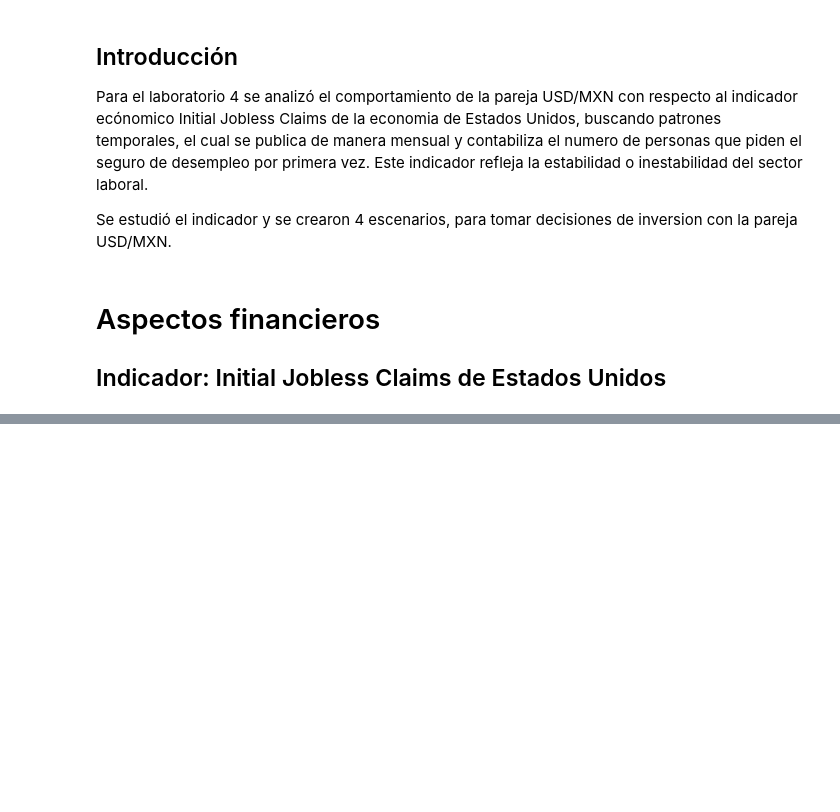
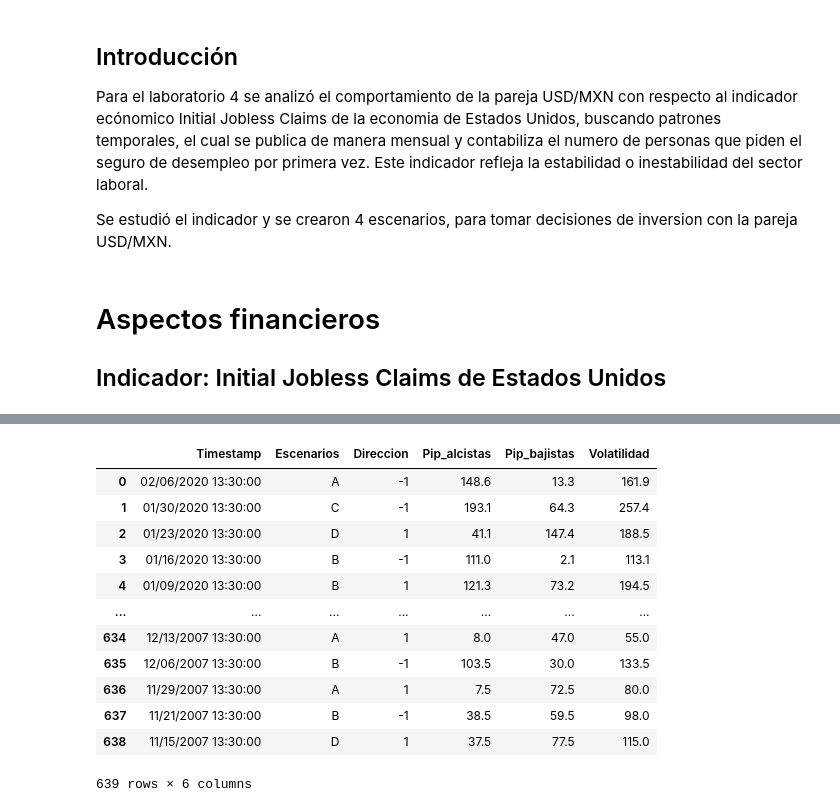
Before and after one commit to luisangelrp97/LAB_4_LARP, a Jupyter notebook: notebook.ipynb, the cells around one changed output, grey strips where cells are left out. Drawn from its saved outputs; the diff is of its cells as text; code cells hidden in the pictures; blank space fills up the shorter version.

```diff
--- a/notebook.ipynb
+++ b/notebook.ipynb
@@ -22,0 +134,17 @@ Se estudió el indicador y se crearon 4 escenarios, para tomar decisiones de inv
+# %%
+df_escenarios= fn.metricas()
+df_escenarios
+# %% [output]
+|  | Timestamp | Escenarios | Direccion | Pip_alcistas | Pip_bajistas | Volatilidad |
+| 0 | 02/06/2020 13:30:00 | A | -1 | 148.6 | 13.3 | 161.9 |
+| 1 | 01/30/2020 13:30:00 | C | -1 | 193.1 | 64.3 | 257.4 |
+| 2 | 01/23/2020 13:30:00 | D | 1 | 41.1 | 147.4 | 188.5 |
+| 3 | 01/16/2020 13:30:00 | B | -1 | 111.0 | 2.1 | 113.1 |
+| 4 | 01/09/2020 13:30:00 | B | 1 | 121.3 | 73.2 | 194.5 |
+| ... | ... | ... | ... | ... | ... | ... |
+| 634 | 12/13/2007 13:30:00 | A | 1 | 8.0 | 47.0 | 55.0 |
+| 635 | 12/06/2007 13:30:00 | B | -1 | 103.5 | 30.0 | 133.5 |
+| 636 | 11/29/2007 13:30:00 | A | 1 | 7.5 | 72.5 | 80.0 |
+| 637 | 11/21/2007 13:30:00 | B | -1 | 38.5 | 59.5 | 98.0 |
+| 638 | 11/15/2007 13:30:00 | D | 1 | 37.5 | 77.5 | 115.0 |
+639 rows × 6 columns
```
Also changed, not shown: parts of 29 cells of this notebook, 15 other files.
